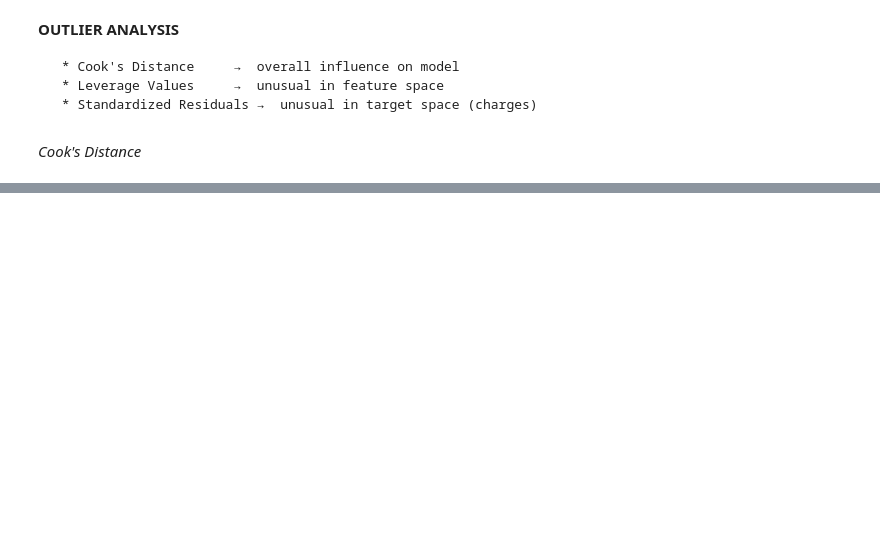
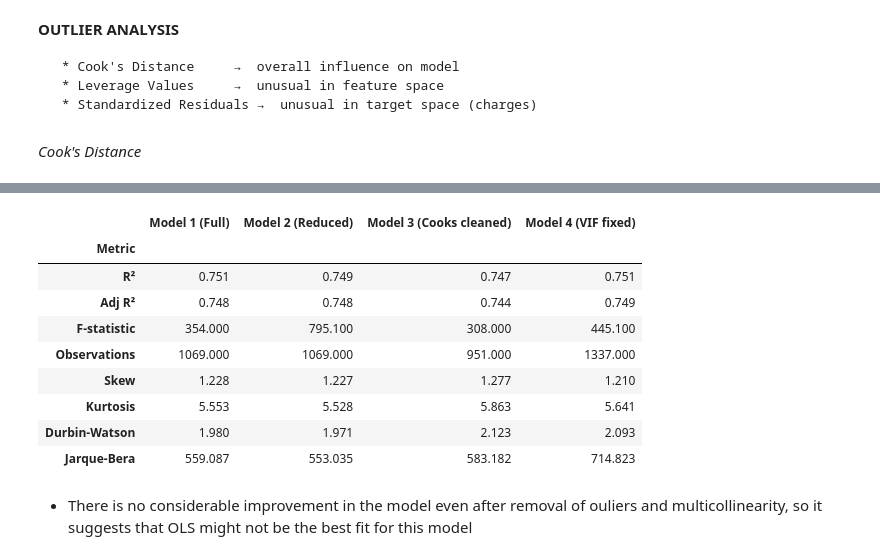
Before and after one commit to aparna-2001/medical-insurance-charges-ML-model-2021-2025, a Jupyter notebook: medical_insurance_charges_ML_model_2021_2025.ipynb, the cells around one changed output, grey strips where cells are left out. Saved outputs shown, nothing was run; the diff lists cells and outputs as text; code cells hidden in the pictures; blank space fills up the shorter version.

```diff
--- a/medical_insurance_charges_ML_model_2021_2025.ipynb
+++ b/medical_insurance_charges_ML_model_2021_2025.ipynb
@@ -723,0 +935,39 @@ plt.show()
+# %%
+comparison_table = pd.DataFrame({
+    'Metric': [
+        'R²', 'Adj R²', 'F-statistic', 'Observations',
+        'Skew', 'Kurtosis', 'Durbin-Watson', 'Jarque-Bera'
+    ],
+    'Model 1 (Full)': [
+        0.751, 0.748, 354.0, 1069,
+        1.228, 5.553, 1.980, 559.087
+    ],
+    'Model 2 (Reduced)': [
+        0.749, 0.748, 795.1, 1069,
+        1.227, 5.528, 1.971, 553.035
+    ],
+    'Model 3 (Cooks cleaned)': [
+        0.747, 0.744, 308.0, 951,
+        1.277, 5.863, 2.123, 583.182
+    ],
+    'Model 4 (VIF fixed)': [
+        0.751, 0.749, 445.1, 1337,
+        1.210, 5.641, 2.093, 714.823
+    ]
+})
+
+comparison_table.set_index('Metric', inplace=True)
+comparison_table
+# %% [output]
+|  | Model 1 (Full) | Model 2 (Reduced) | Model 3 (Cooks cleaned) | Model 4 (VIF fixed) |
+| Metric |  |  |  |  |
+| R² | 0.751 | 0.749 | 0.747 | 0.751 |
+| Adj R² | 0.748 | 0.748 | 0.744 | 0.749 |
+| F-statistic | 354.000 | 795.100 | 308.000 | 445.100 |
+| Observations | 1069.000 | 1069.000 | 951.000 | 1337.000 |
+| Skew | 1.228 | 1.227 | 1.277 | 1.210 |
+| Kurtosis | 5.553 | 5.528 | 5.863 | 5.641 |
+| Durbin-Watson | 1.980 | 1.971 | 2.123 | 2.093 |
+| Jarque-Bera | 559.087 | 553.035 | 583.182 | 714.823 |
+# %% [markdown]
+* There is no considerable improvement in the model even after removal of ouliers and multicollinearity, so it suggests that OLS might not be the best fit for this model
```
Also changed, not shown: parts of 16 cells of this notebook.
